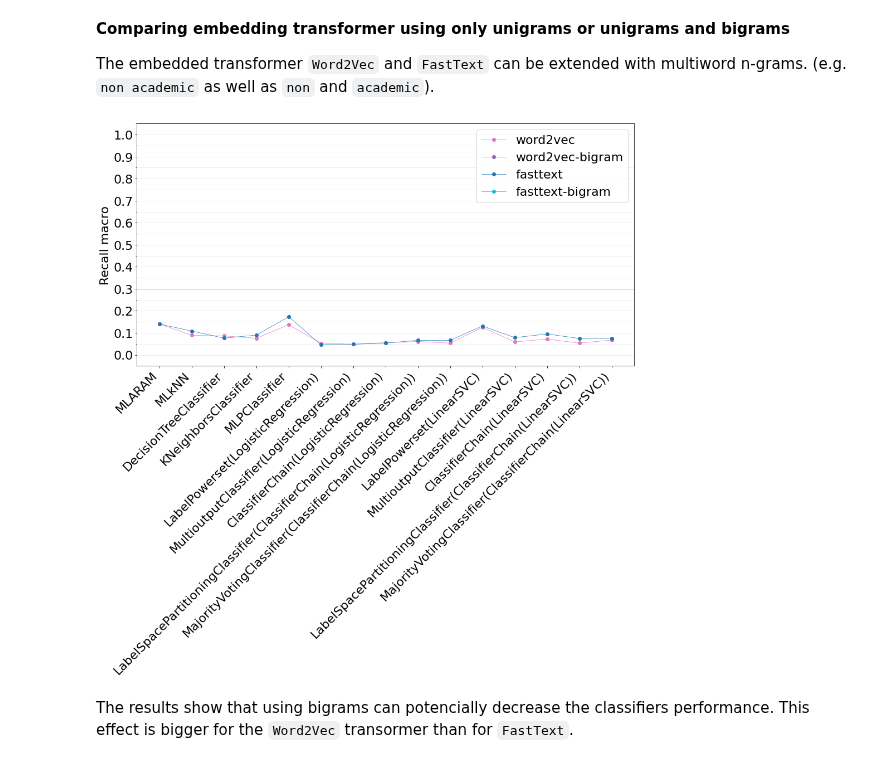
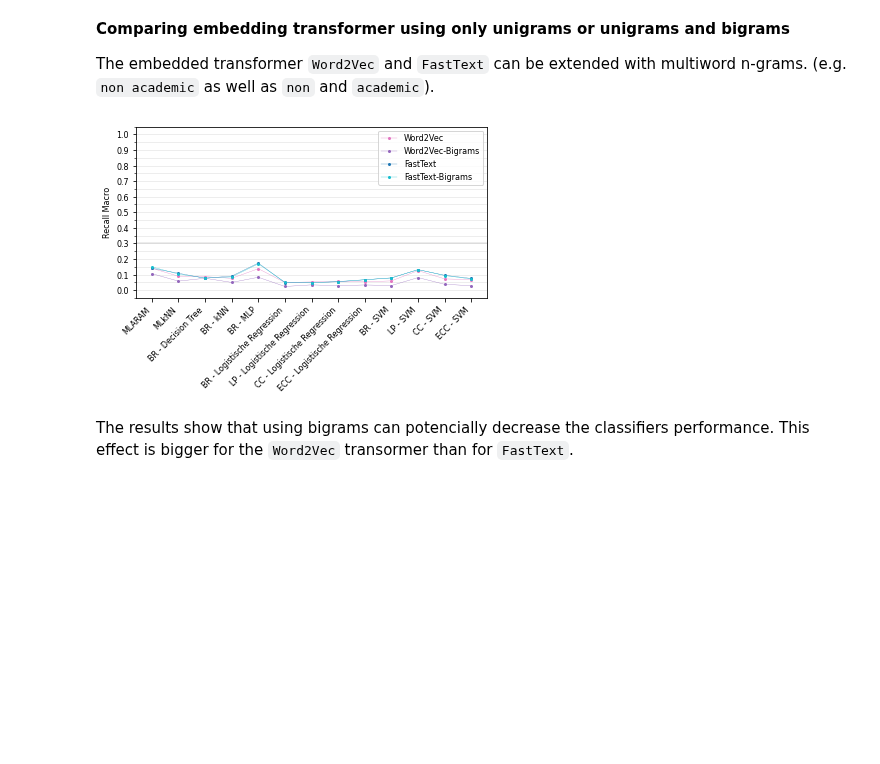
Before and after one commit to gefei-htw/academia_tag_recommender, a Jupyter notebook: notebooks/5.0-me-performance-comparison.ipynb, the cells around one changed output. Cells and saved outputs as stored; diff of their text form; code cells hidden in the pictures; blank space fills up the shorter version.

```diff
--- a/notebooks/5.0-me-performance-comparison.ipynb
+++ b/notebooks/5.0-me-performance-comparison.ipynb
@@ -224,40 +229,43 @@ The difference in training time is not that nig for simple classification method
 
 The embedded document representations use 100 features per default. To investigate on the effect of a bigger feature space the `MultioutputClassifier(LogisticRegression)` is trained for feature sizes: 100, 200, 500, 1000.
 # %%
-transformer = ['word2vec', 'doc2vec', 'fasttext']
+transformer = ['Word2Vec', 'Doc2Vec', 'FastText']
 vector_sizes = [100, 200, 500, 1000]
 
 x = np.arange(len(vector_sizes))
 
-fig, ax = plt.subplots(1, 2, figsize=(16, 8))
+fig, ax = plt.subplots(1, 2)
 for transform in transformer:
     evals = np.zeros(len(vector_sizes))
     for path in paths:
         for i, size in enumerate(vector_sizes):
-            mask = 'v=' + transform + '&size=' + str(size)
+            mask = 'v=' + transform.lower() + '&size=' + str(size)
             if mask in path.name:
                 clf = load(path)
                 evals[i] = clf.evaluation.recall_macro
     ax[0].plot(x, evals, label=transform, color=colors[transform])
     ax[1].plot(x, evals, label=transform, color=colors[transform])
 ax[0].set_xticks(x)
-ax[0].set_xticklabels(vector_sizes, rotation=45)
+ax[0].set_xticklabels(vector_sizes)
+ax[0].set_xlabel('Vektorgröße')
 ax[0].axhline(y=baseline[0], marker='None', color='grey')
 ax[0].yaxis.set_major_locator(MultipleLocator(0.1))
 ax[0].yaxis.set_minor_locator(MultipleLocator(0.05))
 ax[0].set_ylim(-0.05, 1.05)
-ax[0].set_ylabel('Recall macro')
+ax[0].set_ylabel('Recall Macro')
 
 ax[1].set_xticks(x)
-ax[1].set_xticklabels(vector_sizes, rotation=45)
+ax[1].set_xticklabels(vector_sizes)
+ax[1].set_xlabel('Vektorgröße')
+ax[0].axhline(y=baseline[0], marker='None', color='grey')
 ax[1].yaxis.set_major_locator(MultipleLocator(0.05))
 ax[1].yaxis.set_minor_locator(MultipleLocator(0.025))
 ax[1].set_ylim(-0.05, baseline[0]+0.05)
-ax[1].set_ylabel('Recall macro')
+ax[1].set_ylabel('Recall Macro')
 
 lines, labels = fig.axes[-1].get_legend_handles_labels()
 fig.legend(lines, labels, loc='right')
-plt.subplots_adjust(wspace=0.3, right=0.8)
+plt.subplots_adjust(wspace=0.5, right=0.8)
 plt.savefig('figures/embedding_size.png', bbox_inches='tight', orientation='landscape', dpi=300)
 plt.show()
 # %% [output]
@@ -269,42 +277,47 @@ There is no significant improve in recall by increasing the feature vector size.
 
 The embedded transformer `Word2Vec` and `FastText` can be extended with multiword n-grams. (e.g. `non academic` as well as `non` and `academic`).
 # %%
-transformer = ['word2vec', 'word2vec-bigram', 'fasttext', 'fasttext-bigram']
+transformer = ['Word2Vec', 'Word2Vec-Bigrams', 'FastText', 'FastText-Bigrams']
 classifier = ['MLARAM', 'MLkNN',
               'DecisionTreeClassifier', 'KNeighborsClassifier',
               'MLPClassifier',
-              'LabelPowerset(LogisticRegression)', 'MultioutputClassifier(LogisticRegression)', 'ClassifierChain(LogisticRegression)',
-              'LabelSpacePartitioningClassifier(ClassifierChain(LogisticRegression))', 'MajorityVotingClassifier(ClassifierChain(LogisticRegression))',
-              'LabelPowerset(LinearSVC)', 'MultioutputClassifier(LinearSVC)', 'ClassifierChain(LinearSVC)',
-              'LabelSpacePartitioningClassifier(ClassifierChain(LinearSVC))', 'MajorityVotingClassifier(ClassifierChain(LinearSVC))']
+              'MultioutputClassifier(LogisticRegression)', 'LabelPowerset(LogisticRegression)', 'ClassifierChain(LogisticRegression)',
+              'MajorityVotingClassifier(ClassifierChain(LogisticRegression))',
+              'MultioutputClassifier(LinearSVC)', 'LabelPowerset(LinearSVC)', 'ClassifierChain(LinearSVC)',
+              'MajorityVotingClassifier(ClassifierChain(LinearSVC))']
+classifier_label = ['MLARAM', 'MLkNN',
+                    'BR - Decision Tree', 'BR - kNN',
+                    'BR - MLP',
+                    'BR - Logistische Regression', 'LP - Logistische Regression', 'CC - Logistische Regression', 'ECC - Logistische Regression',
+                    'BR - SVM', 'LP - SVM', 'CC - SVM', 'ECC - SVM']
 
 x_pos = np.arange(len(classifier))
-fig, ax = plt.subplots(figsize=(16, 8))
+fig, ax = plt.subplots()
 for transform in transformer:
     evals = []
     for path in paths:
         for i, classifier_ in enumerate(classifier):
-            mask = 'name=' + classifier_ + '&v=' + transform + '&'
+            mask = 'name=' + classifier_ + '&v=' + transform.lower() + '&'
             if mask in path.name and ('size=100.' in path.name or not 'size' in path.name):
                 clf = load(path)
                 evals.append((i, clf.evaluation.recall_macro))
     evals.sort(key=lambda x: x[0])
     x = [eval_[0] for eval_ in evals]
     y = [eval_[1] for eval_ in evals]
     ax.plot(x, y, label=transform, color=colors[transform])
 ax.set_xticks(x_pos)
-ax.set_xticklabels(classifier, rotation=45, ha='right')
+ax.set_xticklabels(classifier_label, rotation=45, ha='right')
 ax.axhline(y=baseline[0], marker='None', color='grey')
 ax.yaxis.set_major_locator(MultipleLocator(0.1))
 ax.yaxis.set_minor_locator(MultipleLocator(0.05))
 ax.set_ylim(-0.05, 1.05)
-ax.set_ylabel('Recall macro')
+ax.set_ylabel('Recall Macro')
 ax.legend(loc='best')
 ax.set_title('')
 plt.savefig('figures/embedding_bigram.png', bbox_inches='tight', orientation='landscape', dpi=300)
 plt.show()
 # %% [output]
-[figure, old version]
+[figure, new version]
 # %% [markdown]
 The results show that using bigrams can potencially decrease the classifiers performance. This effect is bigger for the `Word2Vec` transormer than for `FastText`.
 # %% [markdown]
```
Also changed, not shown: parts of 10 cells of this notebook.
